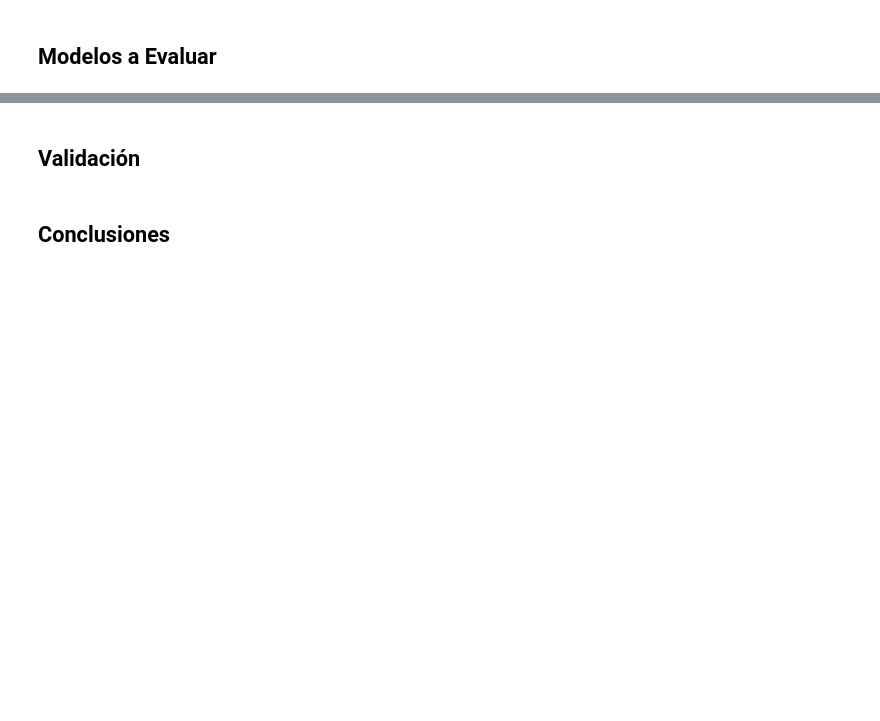
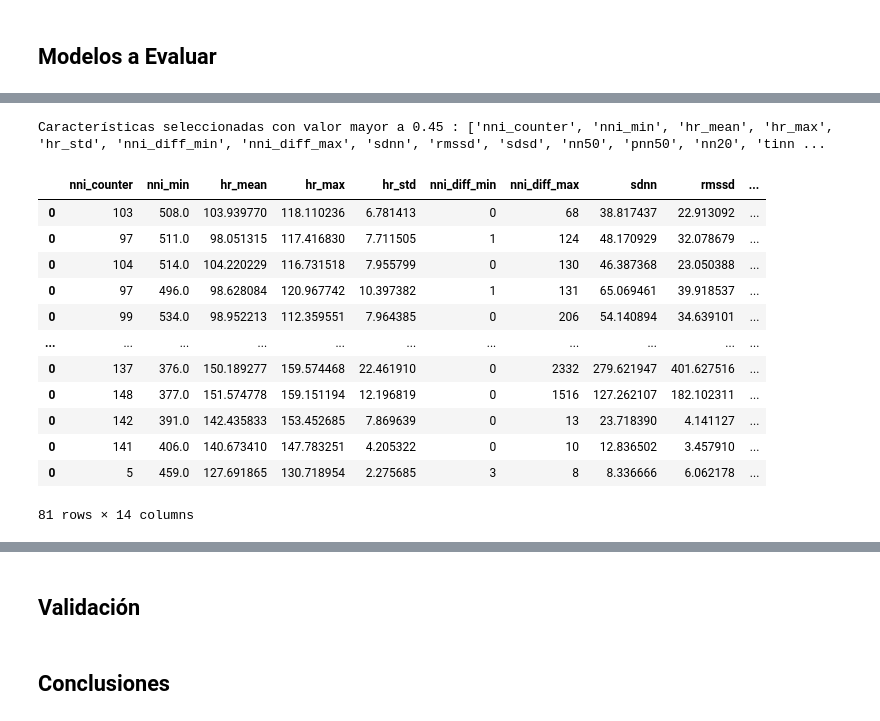
Before and after one commit to Ariana1998/cdsiPractica4, a Jupyter notebook: Notebook.ipynb, the cells around one changed output, grey strips where cells are left out. Saved outputs shown, nothing was run; the diff lists cells and outputs as text; code cells hidden in the pictures; blank space fills up the shorter version.

```diff
--- a/Notebook.ipynb
+++ b/Notebook.ipynb
@@ -507,0 +558,26 @@ dtype: int64
+# %%
+# Calcular el valor medio entre 0.2 y 0.3
+umbral = (0.4 + 0.5) / 2
+
+# Filtrar las características con valores mayores al umbral
+selected_features = features_df.columns[np.where(X_new > umbral)].tolist()
+
+# Mostrar las características seleccionadas
+print("Características seleccionadas con valor mayor a", umbral, ":", selected_features)
+features_df_info_gain = features_df[selected_features]
+features_df_info_gain
+# %% [output]
+Características seleccionadas con valor mayor a 0.45 : ['nni_counter', 'nni_min', 'hr_mean', 'hr_max', 'hr_std', 'nni_diff_min', 'nni_diff_max', 'sdnn', 'rmssd', 'sdsd', 'nn50', 'pnn50', 'nn20', 'tinn ...
+|  | nni_counter | nni_min | hr_mean | hr_max | hr_std | nni_diff_min | nni_diff_max | sdnn | rmssd | ... |
+| 0 | 103 | 508.0 | 103.939770 | 118.110236 | 6.781413 | 0 | 68 | 38.817437 | 22.913092 | ... |
+| 0 | 97 | 511.0 | 98.051315 | 117.416830 | 7.711505 | 1 | 124 | 48.170929 | 32.078679 | ... |
+| 0 | 104 | 514.0 | 104.220229 | 116.731518 | 7.955799 | 0 | 130 | 46.387368 | 23.050388 | ... |
+| 0 | 97 | 496.0 | 98.628084 | 120.967742 | 10.397382 | 1 | 131 | 65.069461 | 39.918537 | ... |
+| 0 | 99 | 534.0 | 98.952213 | 112.359551 | 7.964385 | 0 | 206 | 54.140894 | 34.639101 | ... |
+| ... | ... | ... | ... | ... | ... | ... | ... | ... | ... | ... |
+| 0 | 137 | 376.0 | 150.189277 | 159.574468 | 22.461910 | 0 | 2332 | 279.621947 | 401.627516 | ... |
+| 0 | 148 | 377.0 | 151.574778 | 159.151194 | 12.196819 | 0 | 1516 | 127.262107 | 182.102311 | ... |
+| 0 | 142 | 391.0 | 142.435833 | 153.452685 | 7.869639 | 0 | 13 | 23.718390 | 4.141127 | ... |
+| 0 | 141 | 406.0 | 140.673410 | 147.783251 | 4.205322 | 0 | 10 | 12.836502 | 3.457910 | ... |
+| 0 | 5 | 459.0 | 127.691865 | 130.718954 | 2.275685 | 3 | 8 | 8.336666 | 6.062178 | ... |
+81 rows × 14 columns
```
Also changed, not shown: parts of 15 cells of this notebook, 2 other files.
